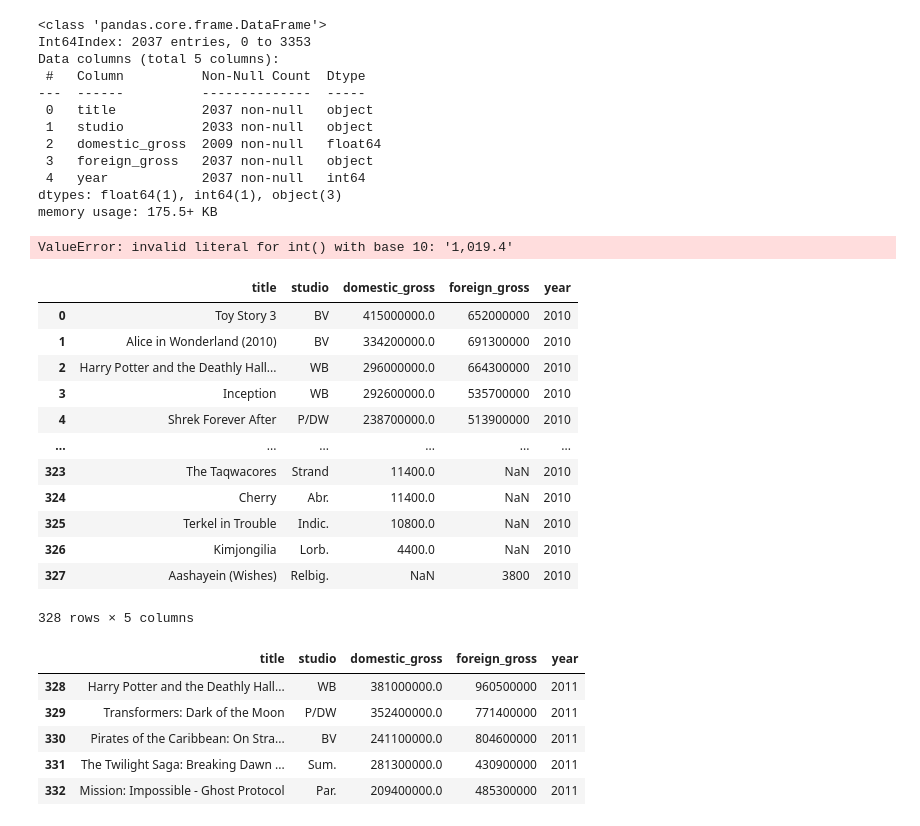
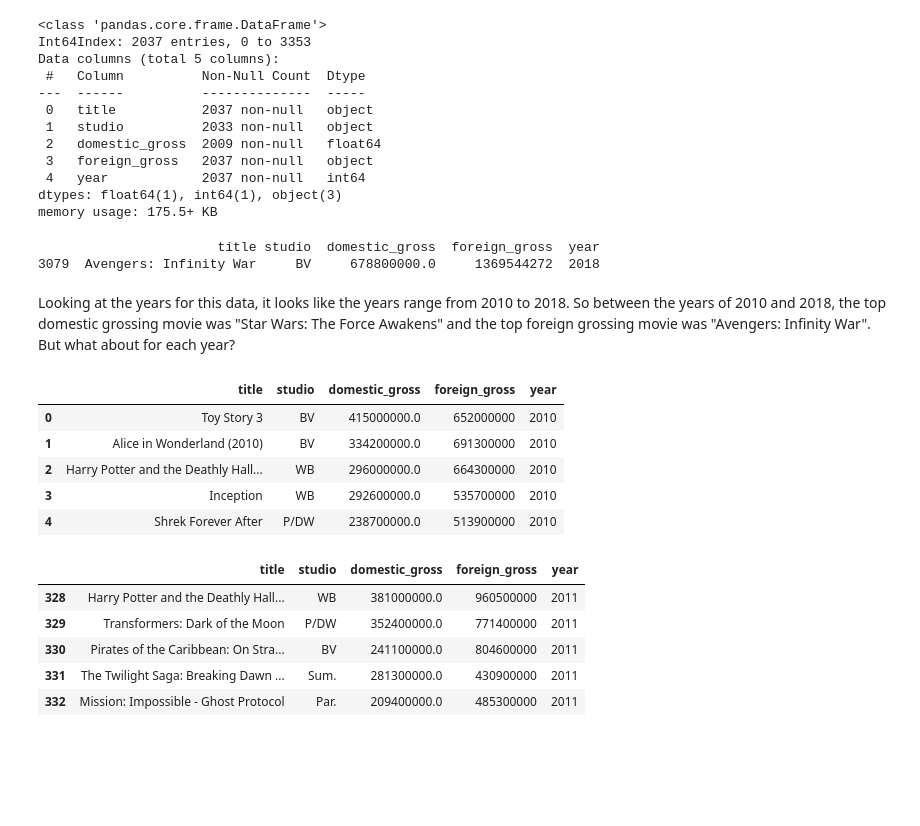
Before and after one commit to aharri123/dsc-phase-1-project-v2-4, a Jupyter notebook: student.ipynb, the cells around one changed output. Saved outputs shown, nothing was run; the diff lists cells and outputs as text; code cells hidden in the pictures; blank space fills up the shorter version.

```diff
--- a/student.ipynb
+++ b/student.ipynb
@@ -24,4 +21,10 @@ df.loc[1872, 'foreign_gross'] = 1131561399 #Correcting the foreign gross amount
 # %% [output]
                              title studio  domestic_gross foreign_gross  year
 1872  Star Wars: The Force Awakens     BV     936700000.0    1131561399  2015
+# %%
+df.loc[1872, 'foreign_gross'] = 1131561399 #Correcting the foreign gross amount to be accurate
+df.loc[1873, 'foreign_gross'] = 1018130012
+df.loc[3079, 'foreign_gross'] = 1369544272
+df.loc[1874, 'foreign_gross'] = 1162040651
+df.loc[2760, 'foreign_gross'] =  1009996733
 # %%
@@ -69,27 +74,26 @@ memory usage: 175.5+ KB
 
 df.dropna(subset = ['foreign_gross'], inplace = True)
 df['foreign_gross'] = df['foreign_gross'].astype(str).astype(int)
-# %% [output]
-ValueError: invalid literal for int() with base 10: '1,019.4'
+# %%
+#Finding highest foreign grossing movie
+max_for_gross = df['foreign_gross'].max()
+print(df.loc[df['foreign_gross'] == max_for_gross])
+# %% [output]
+                       title studio  domestic_gross  foreign_gross  year
+3079  Avengers: Infinity War     BV     678800000.0     1369544272  2018
+# %% [markdown]
+Looking at the years for this data, it looks like the years range from 2010 to 2018. So between the years of 2010 and 2018, the top domestic grossing movie was "Star Wars: The Force Awakens" and the top foreign grossing movie was "Avengers: Infinity War". But what about for each year?
 # %%
-#Looking at the years for this data, it looks like the years range from 2010 to 2018
 #Let's split up the years
 df_2010 = df.loc[df['year'] == 2010]
-df_2010
+df_2010.head()
 # %% [output]
 |  | title | studio | domestic_gross | foreign_gross | year |
 | 0 | Toy Story 3 | BV | 415000000.0 | 652000000 | 2010 |
 | 1 | Alice in Wonderland (2010) | BV | 334200000.0 | 691300000 | 2010 |
 | 2 | Harry Potter and the Deathly Hall... | WB | 296000000.0 | 664300000 | 2010 |
 | 3 | Inception | WB | 292600000.0 | 535700000 | 2010 |
 | 4 | Shrek Forever After | P/DW | 238700000.0 | 513900000 | 2010 |
-| ... | ... | ... | ... | ... | ... |
-| 323 | The Taqwacores | Strand | 11400.0 | NaN | 2010 |
-| 324 | Cherry | Abr. | 11400.0 | NaN | 2010 |
-| 325 | Terkel in Trouble | Indic. | 10800.0 | NaN | 2010 |
-| 326 | Kimjongilia | Lorb. | 4400.0 | NaN | 2010 |
-| 327 | Aashayein (Wishes) | Relbig. | NaN | 3800 | 2010 |
-328 rows × 5 columns
 # %%
 df_2011 = df.loc[df['year'] == 2011]
 df_2011.head()
```
Also changed, not shown: parts of 10 cells of this notebook.
